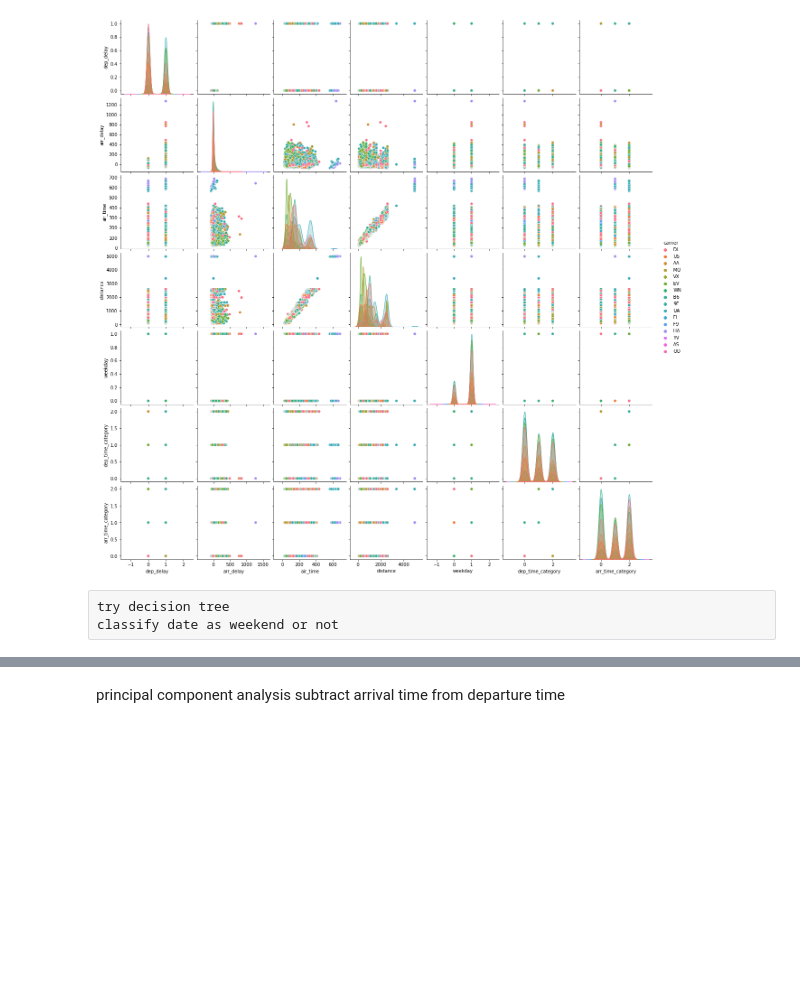
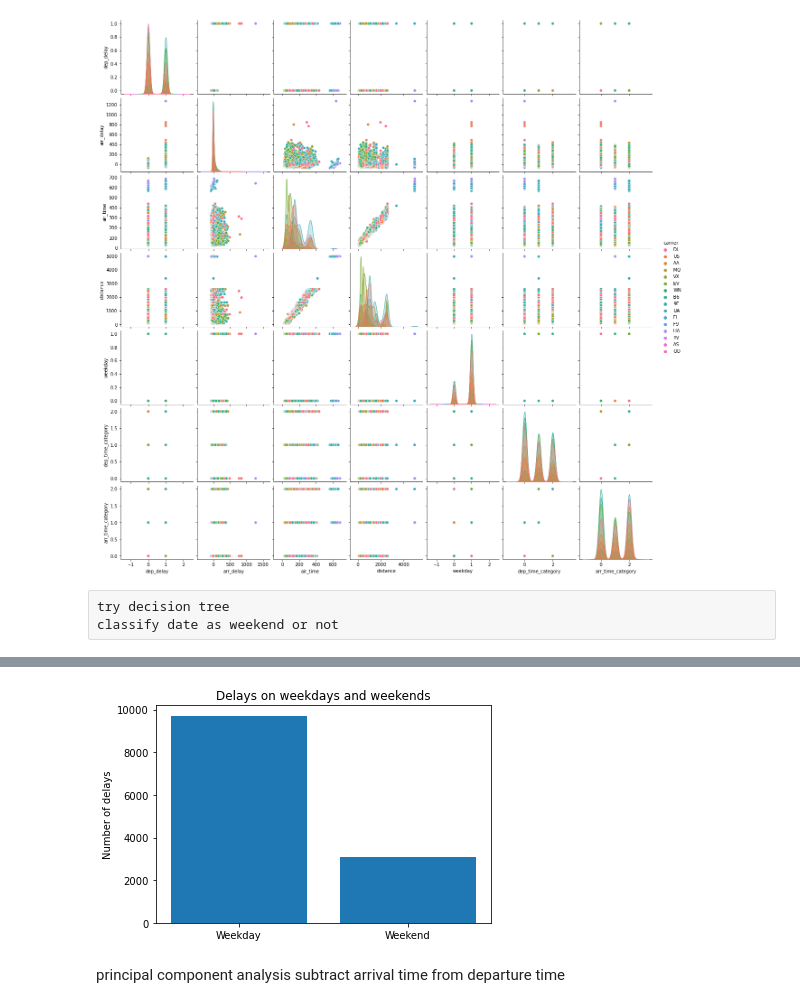
Before and after one commit to shparekh00/171Group14Project, a Jupyter notebook: 171Project_DataExploration-Copy1.ipynb, the cells around one changed output, grey strips where cells are left out. Drawn from its saved outputs; the diff is of its cells as text; code cells hidden in the pictures; blank space fills up the shorter version.

```diff
--- a/171Project_DataExploration-Copy1.ipynb
+++ b/171Project_DataExploration-Copy1.ipynb
@@ -165,3 +195,25 @@ classify date as weekend or not
+# %%
+import numpy as np
+import matplotlib.pyplot as plt
+
+weekday = 0
+weekend = 0
+
+for index,row in df.iterrows():
+    if(row['weekday'] == 1.0 and row['dep_delay'] > 0):
+        weekday += 1
+    elif(row['weekday'] == 0.0 and row['dep_delay'] > 0):
+        weekend += 1
+
+xAxis = ["Weekday", "Weekend"]
+yAxis = [weekday, weekend]
+
+plt.bar(xAxis,yAxis)
+plt.title('Delays on weekdays and weekends')
+plt.ylabel('Number of delays')
+plt.show()
+# %% [output]
+[figure, added]
 # %%
 # Load libraries
 import pandas as pd
```
Also changed, not shown: parts of 2 cells of this notebook.
